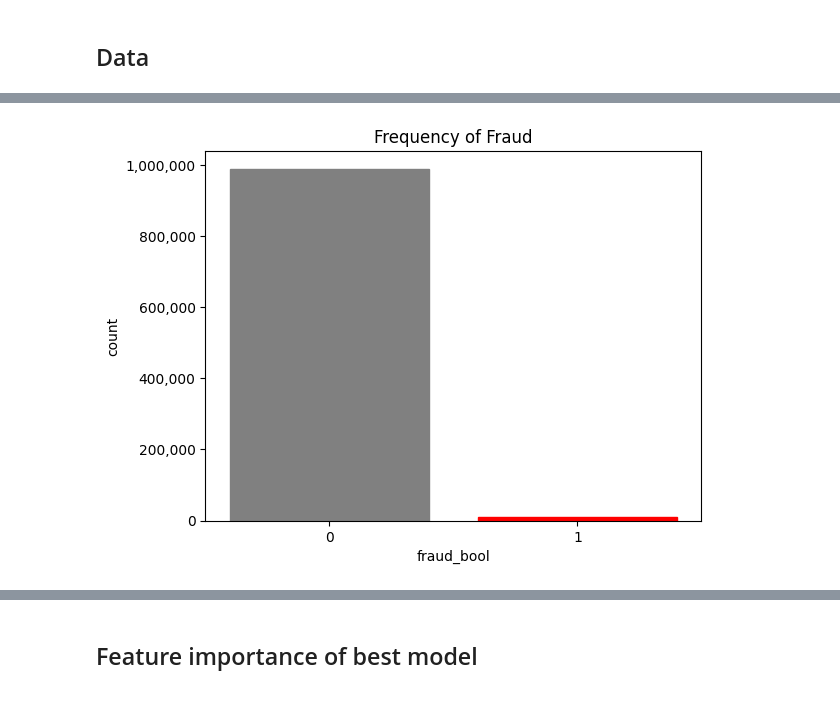
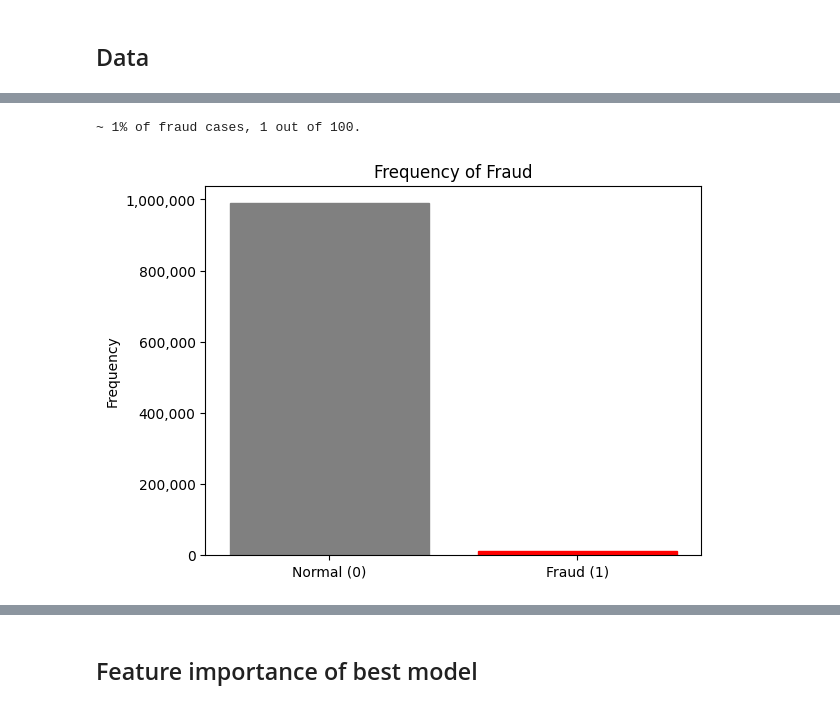
Before and after one commit to teoshuqi/bank_fraud, a Jupyter notebook: eda.ipynb, the cells around one changed output, grey strips where cells are left out. Drawn from its saved outputs; the diff is of its cells as text; code cells hidden in the pictures.

```diff
--- a/eda.ipynb
+++ b/eda.ipynb
@@ -262,9 +229,14 @@ X_res, y_res = sme.fit_resample(processed_train_X, train_y)
 # %%
 fig, ax = plt.subplots()
 g = sns.countplot(df, x='fraud_bool', ax = ax)
 ax.patches[1].set_color('red')
 ax.patches[0].set_color('grey')
+ax.set_xlabel('')
+ax.set_ylabel('Frequency')
+ax.set_xticklabels(['Normal (0)', 'Fraud (1)'])
 t = ax.set_title('Frequency of Fraud')
 ytlbls = ax.set_yticklabels(['{:,}'.format(int(x)) for x in ax.get_yticks().tolist()])
+print('~ 1% of fraud cases, 1 out of 100.')
 # %% [output]
+~ 1% of fraud cases, 1 out of 100.
-[figure, old version]
+[figure, new version]
```
Also changed, not shown: parts of 28 cells of this notebook, 1 other file.
